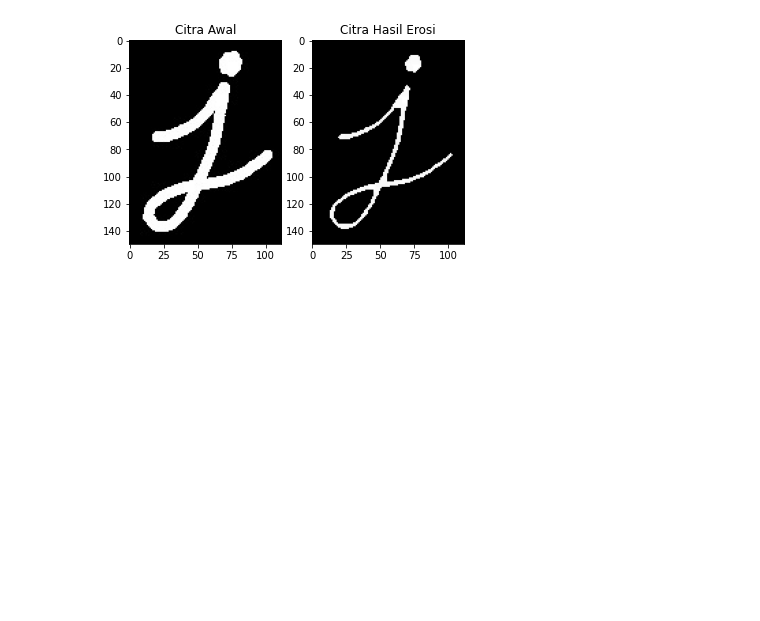
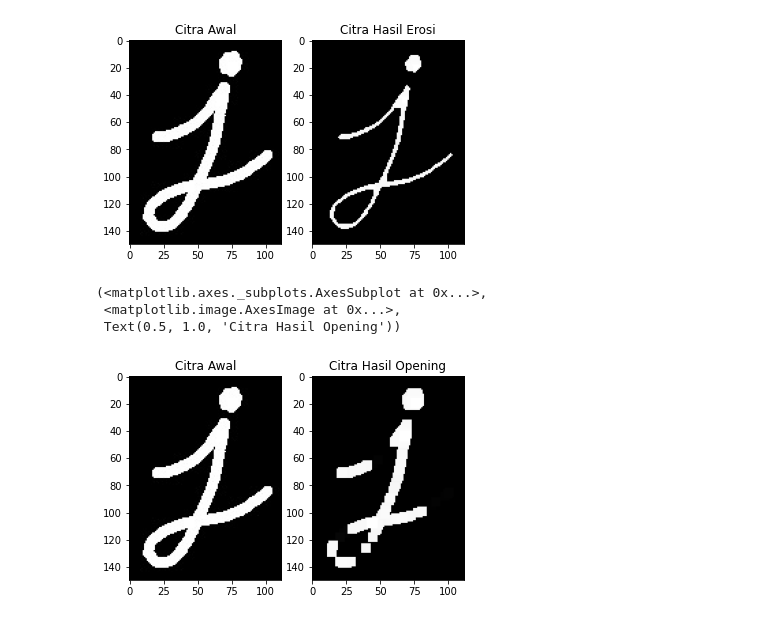
Before and after one commit to wildanbash/PCVK, a Jupyter notebook: Week9.ipynb, the cells around one changed output. Drawn from its saved outputs; the diff is of its cells as text; code cells hidden in the pictures; blank space fills up the shorter version.

```diff
--- a/Week9.ipynb
+++ b/Week9.ipynb
@@ -59,3 +59,18 @@ plt.subplot(122), plt.imshow(erosion), plt.title('Citra Hasil Erosi')
  <matplotlib.image.AxesImage at 0x...>,
  Text(0.5, 1.0, 'Citra Hasil Erosi'))
 [figure]
+# %%
+#NO 7 Tanpa Library
+img = cv2.imread('/content/drive/MyDrive/PCVK_MM/Images/J.jpg')
+
+element = cv2.getStructuringElement(cv2.MORPH_RECT,(7,7))
+erosion_dst = cv2.erode(img, element)
+opening_dst = cv2.dilate(erosion_dst, element)
+
+plt.subplot(121), plt.imshow(img), plt.title('Citra Awal')
+plt.subplot(122), plt.imshow(opening_dst), plt.title('Citra Hasil Opening')
+# %% [output]
+(<matplotlib.axes._subplots.AxesSubplot at 0x...>,
+ <matplotlib.image.AxesImage at 0x...>,
+ Text(0.5, 1.0, 'Citra Hasil Opening'))
+[figure, added]
```
Also changed, not shown: parts of 11 cells of this notebook.
